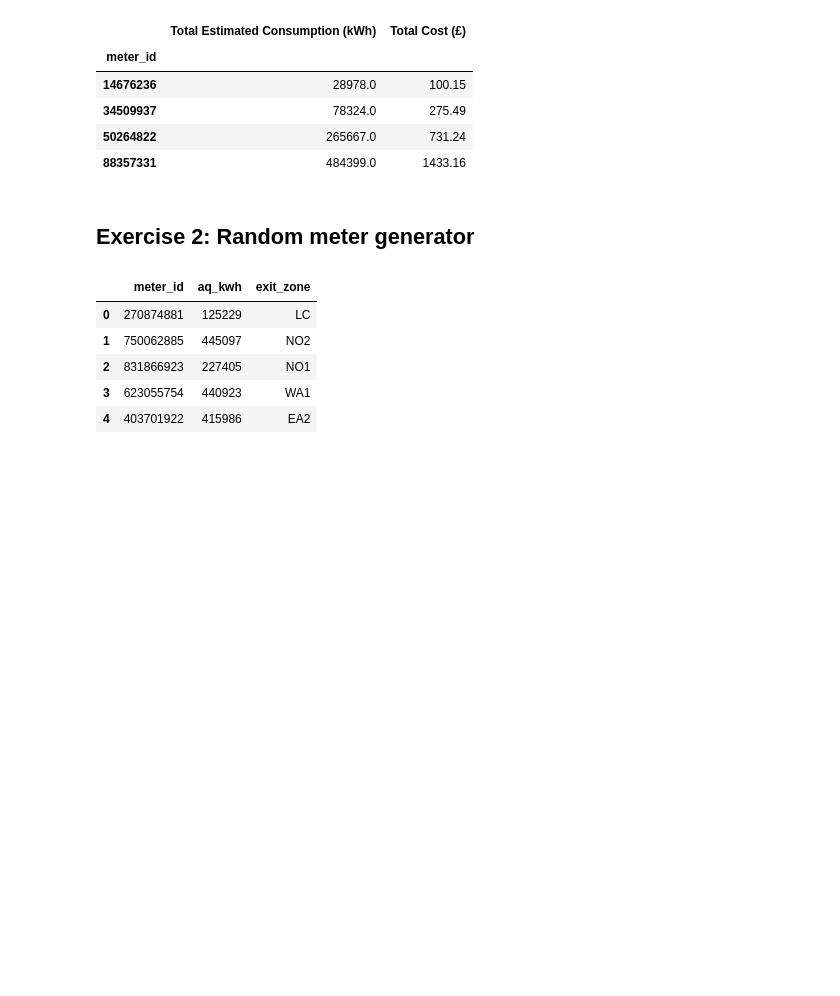
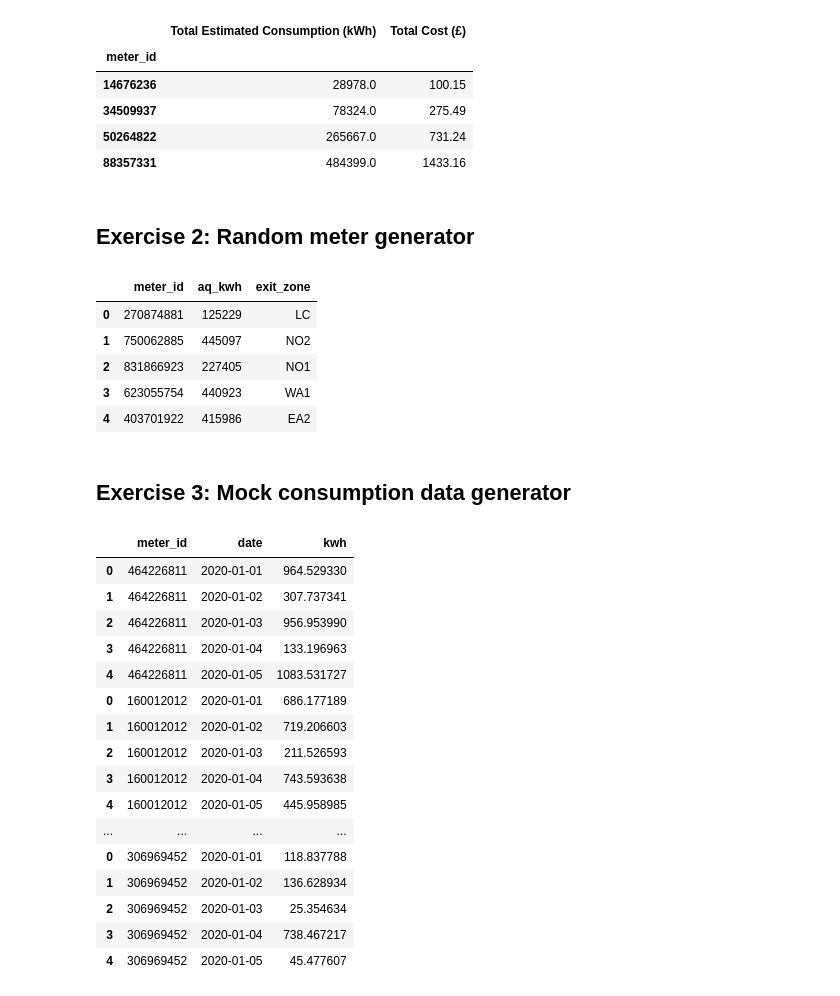
Before and after one commit to sammevreysen/gorilla, a Jupyter notebook: gorilla.ipynb, the cells around one changed output. Cells and saved outputs as stored; diff of their text form; code cells hidden in the pictures; blank space fills up the shorter version.

Commit message:
Exercise 3

```diff
--- a/gorilla.ipynb
+++ b/gorilla.ipynb
@@ -199,3 +201,34 @@ random_meter_list(5)
 | 2 | 831866923 | 227405 | NO1 |
 | 3 | 623055754 | 440923 | WA1 |
 | 4 | 403701922 | 415986 | EA2 |
+# %% [markdown]
+## Exercise 3: Mock consumption data generator
+# %%
+def mock_consumption_data(meter_list: pd.DataFrame, start_date: datetime, duration_in_days: int) -> pd.DataFrame:
+    date = pd.date_range(start_date, start_date + pd.offsets.DateOffset(days=duration_in_days), inclusive='left')
+    mock_data = []
+    for meter in meter_list['meter_id']:
+        mock_data.append(pd.DataFrame({'meter_id': [meter]*duration_in_days,
+                                       'date': date,
+                                       'kwh': np.random.rand(duration_in_days) * 1100 + 2.5}))
+    return pd.concat(mock_data)
+# %%
+mock_consumption_data(random_meter_list(5), start_date=datetime(2020,1,1), duration_in_days=5)
+# %% [output]
+|  | meter_id | date | kwh |
+| 0 | 464226811 | 2020-01-01 | 964.529330 |
+| 1 | 464226811 | 2020-01-02 | 307.737341 |
+| 2 | 464226811 | 2020-01-03 | 956.953990 |
+| 3 | 464226811 | 2020-01-04 | 133.196963 |
+| 4 | 464226811 | 2020-01-05 | 1083.531727 |
+| 0 | 160012012 | 2020-01-01 | 686.177189 |
+| 1 | 160012012 | 2020-01-02 | 719.206603 |
+| 2 | 160012012 | 2020-01-03 | 211.526593 |
+| 3 | 160012012 | 2020-01-04 | 743.593638 |
+| 4 | 160012012 | 2020-01-05 | 445.958985 |
+| ... | ... | ... | ... |
+| 0 | 306969452 | 2020-01-01 | 118.837788 |
+| 1 | 306969452 | 2020-01-02 | 136.628934 |
+| 2 | 306969452 | 2020-01-03 | 25.354634 |
+| 3 | 306969452 | 2020-01-04 | 738.467217 |
+| 4 | 306969452 | 2020-01-05 | 45.477607 |
```
Also changed, not shown: parts of 2 cells of this notebook.
